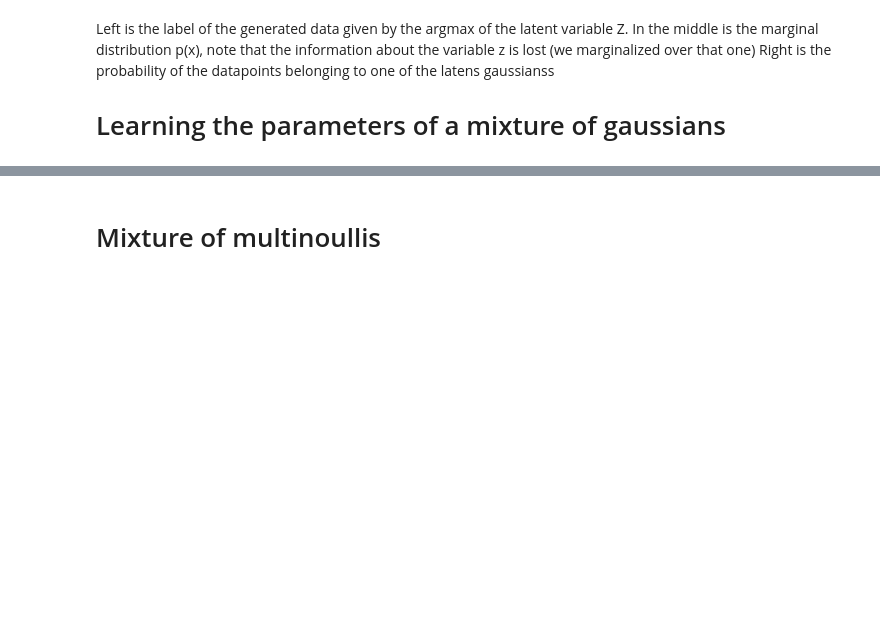
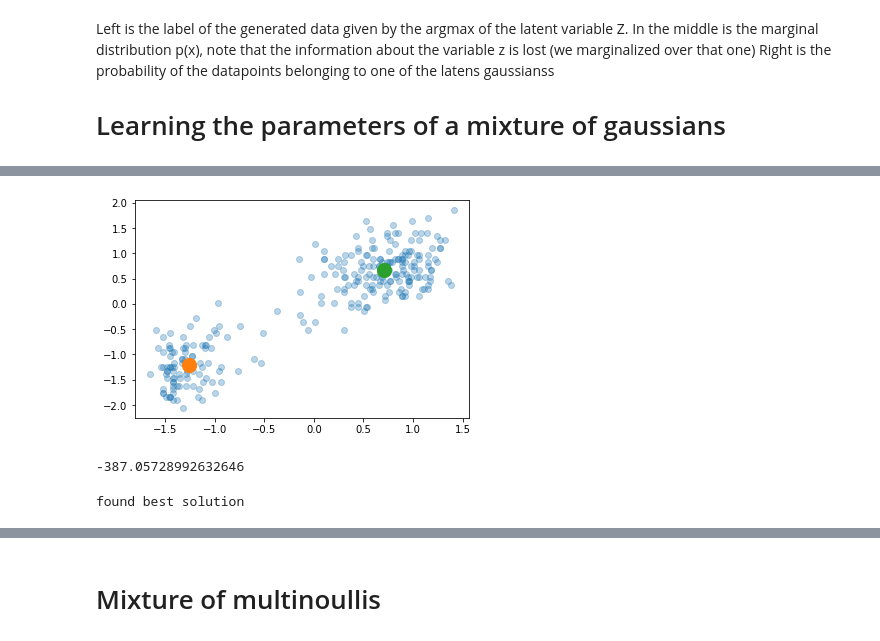
Before and after one commit to wouterMostard/PRML, a Jupyter notebook: PRML/Chapter 9 Mixture models and the EM algorithm.ipynb, the cells around one changed output, grey strips where cells are left out. Cells and saved outputs as stored; diff of their text form; code cells hidden in the pictures; blank space fills up the shorter version.

```diff
--- a/PRML/Chapter 9 Mixture models and the EM algorithm.ipynb
+++ b/PRML/Chapter 9 Mixture models and the EM algorithm.ipynb
@@ -99,0 +68,13 @@ means = [(1 / resps[0, :].sum()) * (resps[0, :].reshape(100, 1) * data.T).sum(ax
+# %%
+means = [np.random.uniform(data.min(), data.max(), 2).reshape(1, 2), np.random.uniform(data.min(), data.max(), 2).reshape(1, 2)]
+# %%
+for i in range(10):
+    distances = [np.linalg.norm(data - mean, axis=1) for mean in means]
+    assignments = np.stack(distances, axis=1).argmax(axis=1)
+    means = [data[np.argwhere(assignments == i).flatten()].mean(axis=0, keepdims=True) for i in range(2)]
+# %%
+plt.scatter(data[:,0], data[:,1], alpha=0.30)
+for x in means:
+    plt.scatter(x[0][0], x[0][1], s=200)
+# %% [output]
+[figure, added]
@@ -99,0 +100,28 @@ means = [(1 / resps[0, :].sum()) * (resps[0, :].reshape(100, 1) * data.T).sum(ax
+# %%
+print(np.log((coeffs * np.stack([gaussian.pdf(data) for gaussian in gaussians], axis=1)).sum(axis=1)).sum())
+# %% [output]
+-387.05728992632646
+# %%
+previsous_nll = np.log((coeffs * np.stack([gaussian.pdf(data) for gaussian in gaussians], axis=1)).sum(axis=1)).sum()
+for i in range(4):
+    # Evaluate the conditional probability P(z|x), so the prob of seeing the gaussian given the data
+    resps = np.stack([gaussian.pdf(data) for gaussian in gaussians], axis=1)
+    resps /= resps.sum(axis=1, keepdims=True)
+
+    # Update the means by weighing them with the responsibilities
+    means = [(resps[:,i, np.newaxis] * data).sum(axis=0) / resps[:,i].sum() for i in range(2)]
+
+    # Update the covariances using the new means
+    covs = [calculate_new_cov(data, means[i], resps[:,i]) for i in range(2)]
+
+    # Update the coefficients by taking the average responsibility for the data points
+    coeffs = resps.sum(axis=0) / data.shape[0]
+
+    # Evaluate the log likelihood, stop when it is no longer increasing
+    nll = np.log((coeffs * np.stack([gaussian.pdf(data) for gaussian in gaussians], axis=1)).sum(axis=1)).sum()
+
+    if nll >= previsous_nll:
+        print('found best solution')
+        break
+# %% [output]
+found best solution
```
Also changed, not shown: parts of 18 cells of this notebook.
